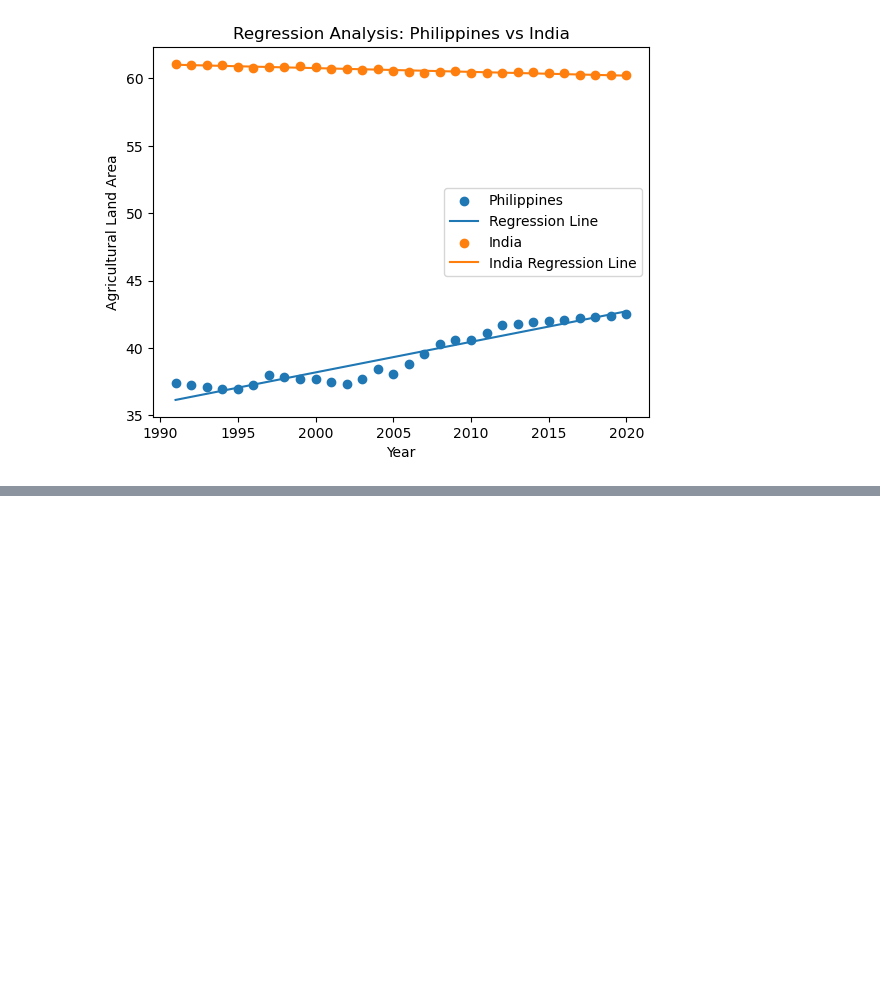
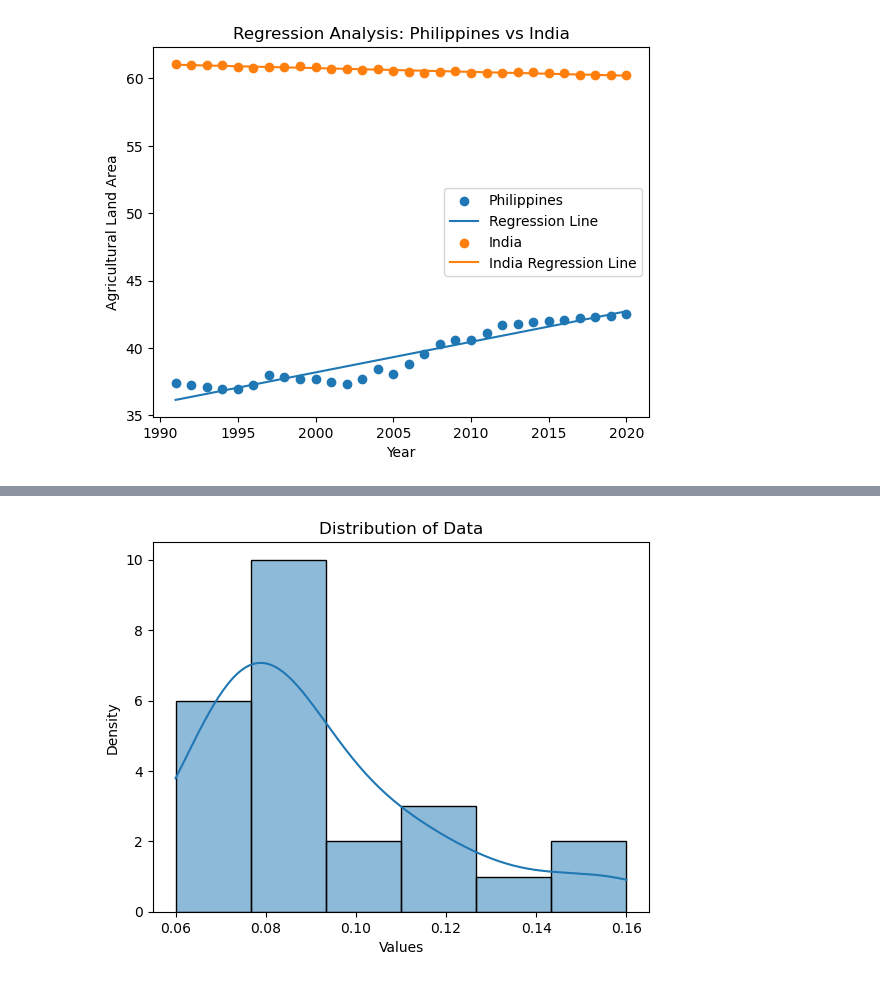
Before and after one commit to arvinmalaluan/002_INPHIRICE, a Jupyter notebook: assets/Untitled.ipynb, the cells around one changed output, grey strips where cells are left out. Cells and saved outputs as stored; diff of their text form; code cells hidden in the pictures; blank space fills up the shorter version.

```diff
--- a/assets/Untitled.ipynb
+++ b/assets/Untitled.ipynb
@@ -65,0 +133,16 @@ plt.show()
+# %%
+# Sample data
+datea = np.array([0.1599999964237213, 0.12999999523162842, 0.11999999731779099, 0.10999999940395355, 0.10999999940395355, 0.09000000357627869, 0.09000000357627869, 0.07999999821186066, 0.07999999821186066, 0.07000000029802322, 0.07999999821186066, 0.07000000029802322, 0.07000000029802322, 0.10000000149011612, 0.05999999865889549, 0.10000000149011612, 0.07999999821186066, 0.07000000029802322, 0.07000000029802322, 0.07999999821186066, 0.07999999821186066, 0.07999999821186066, 0.07999999821186066, 0.15000000596046448])
+
+# Plot histogram with density curve
+sns.histplot(datea, kde=True)
+
+# Add labels and title
+plt.xlabel('Values')
+plt.ylabel('Density')
+plt.title('Distribution of Data')
+
+# Show the plot
+plt.show()
+# %% [output]
+[figure, added]
```
Also changed, not shown: parts of 3 cells of this notebook.
